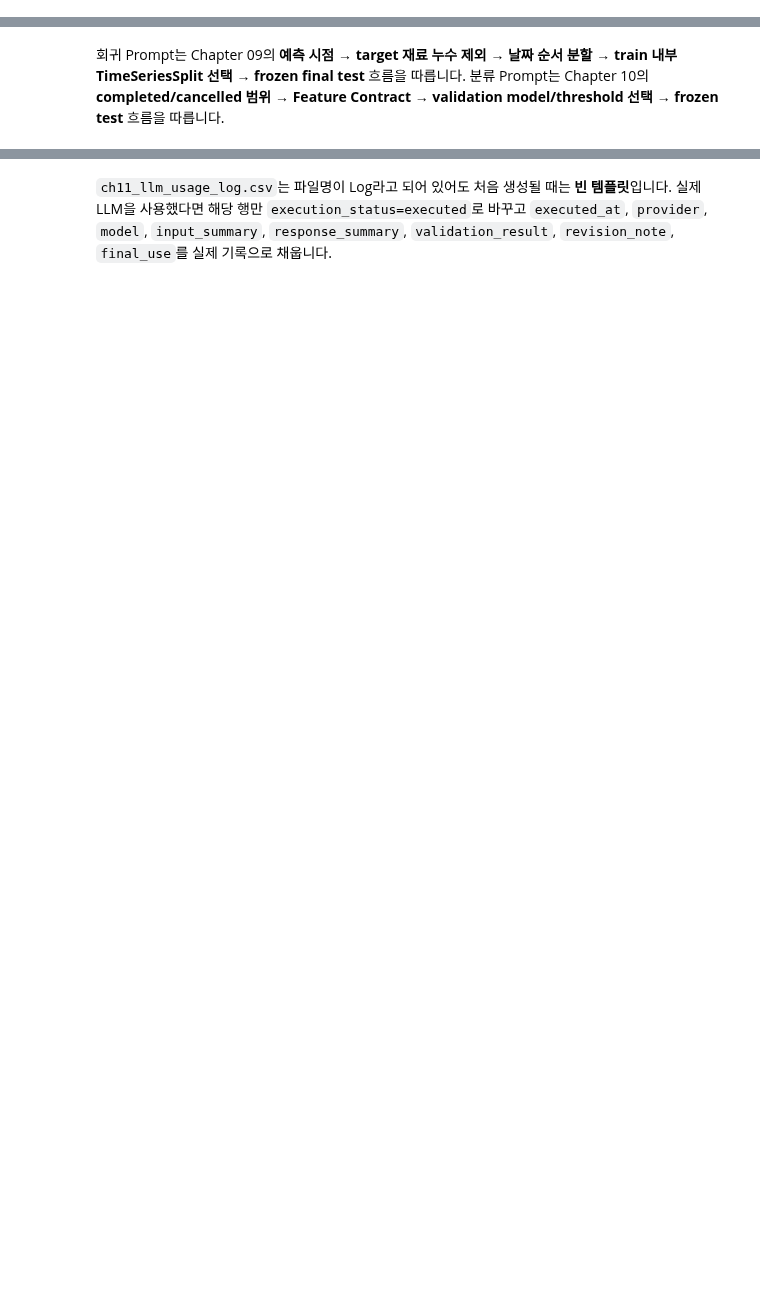
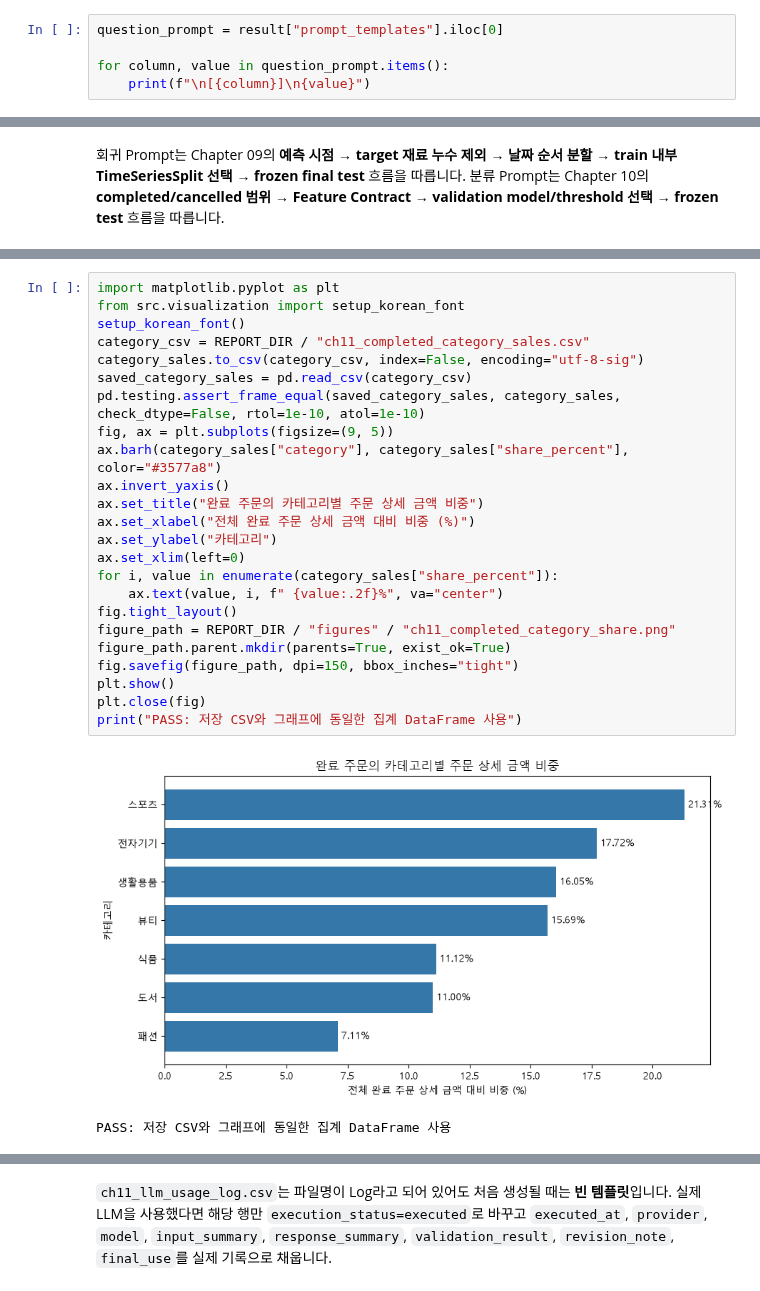
Before and after one commit to dydtlsrl/ai-data-analysis, a Jupyter notebook: 00_llm-data-analysis-course/practice/chapter11/chapter11.ipynb, the cells around one changed output, grey strips where cells are left out. Cells and saved outputs as stored; diff of their text form; blank space fills up the shorter version.

```diff
--- a/00_llm-data-analysis-course/practice/chapter11/chapter11.ipynb
+++ b/00_llm-data-analysis-course/practice/chapter11/chapter11.ipynb
@@ -148,0 +269,5 @@ display(
+# %%
+question_prompt = result["prompt_templates"].iloc[0]
+
+for column, value in question_prompt.items():
+    print(f"\n[{column}]\n{value}")
@@ -161,0 +625,27 @@ for selected_step in ['회귀 코드 검토', '분류 코드 검토', '외부
+# %%
+import matplotlib.pyplot as plt
+from src.visualization import setup_korean_font
+setup_korean_font()
+category_csv = REPORT_DIR / "ch11_completed_category_sales.csv"
+category_sales.to_csv(category_csv, index=False, encoding="utf-8-sig")
+saved_category_sales = pd.read_csv(category_csv)
+pd.testing.assert_frame_equal(saved_category_sales, category_sales, check_dtype=False, rtol=1e-10, atol=1e-10)
+fig, ax = plt.subplots(figsize=(9, 5))
+ax.barh(category_sales["category"], category_sales["share_percent"], color="#3577a8")
+ax.invert_yaxis()
+ax.set_title("완료 주문의 카테고리별 주문 상세 금액 비중")
+ax.set_xlabel("전체 완료 주문 상세 금액 대비 비중 (%)")
+ax.set_ylabel("카테고리")
+ax.set_xlim(left=0)
+for i, value in enumerate(category_sales["share_percent"]):
+    ax.text(value, i, f" {value:.2f}%", va="center")
+fig.tight_layout()
+figure_path = REPORT_DIR / "figures" / "ch11_completed_category_share.png"
+figure_path.parent.mkdir(parents=True, exist_ok=True)
+fig.savefig(figure_path, dpi=150, bbox_inches="tight")
+plt.show()
+plt.close(fig)
+print("PASS: 저장 CSV와 그래프에 동일한 집계 DataFrame 사용")
+# %% [output]
+[figure, added]
+PASS: 저장 CSV와 그래프에 동일한 집계 DataFrame 사용
```
Also changed, not shown: parts of 67 cells of this notebook, 23 other files.
